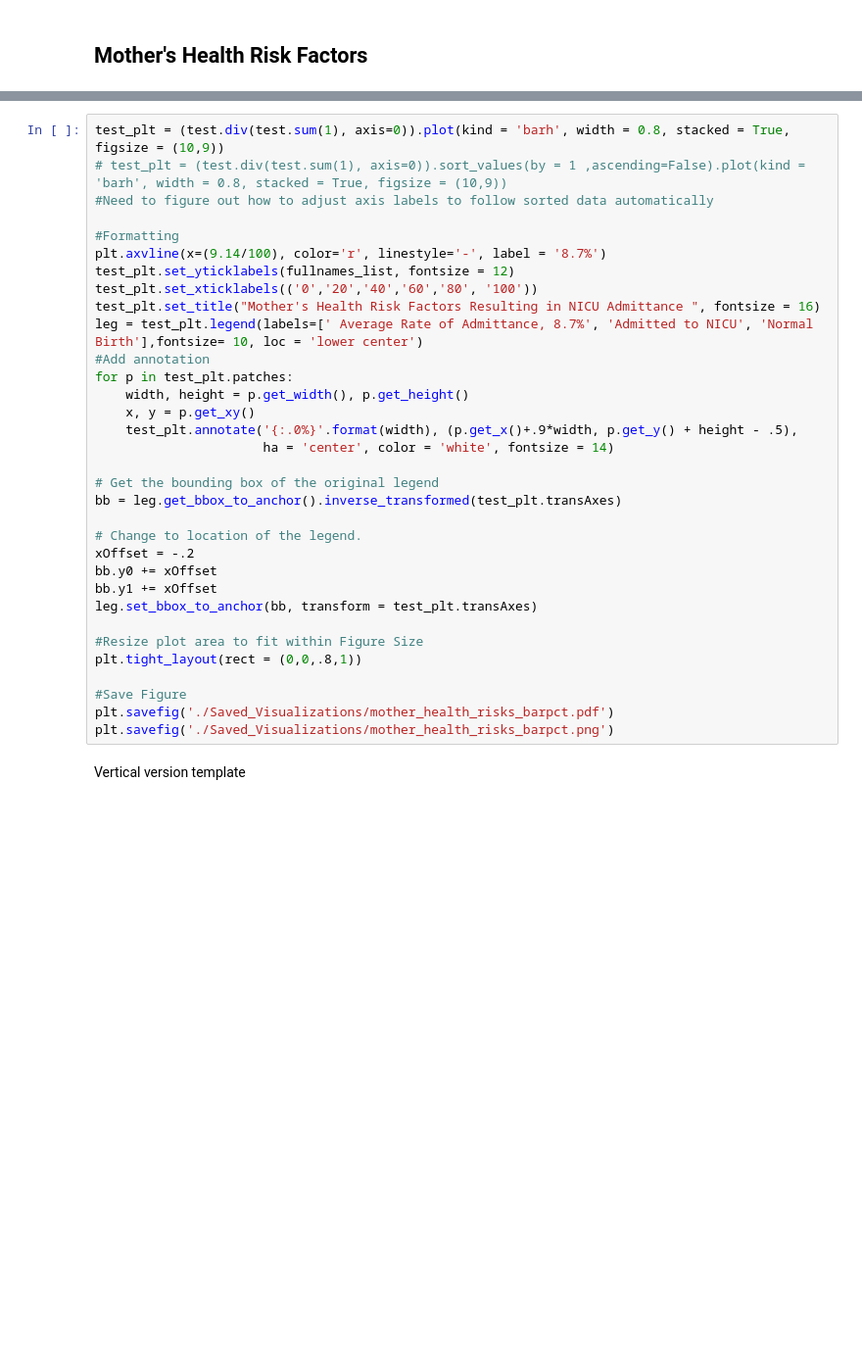
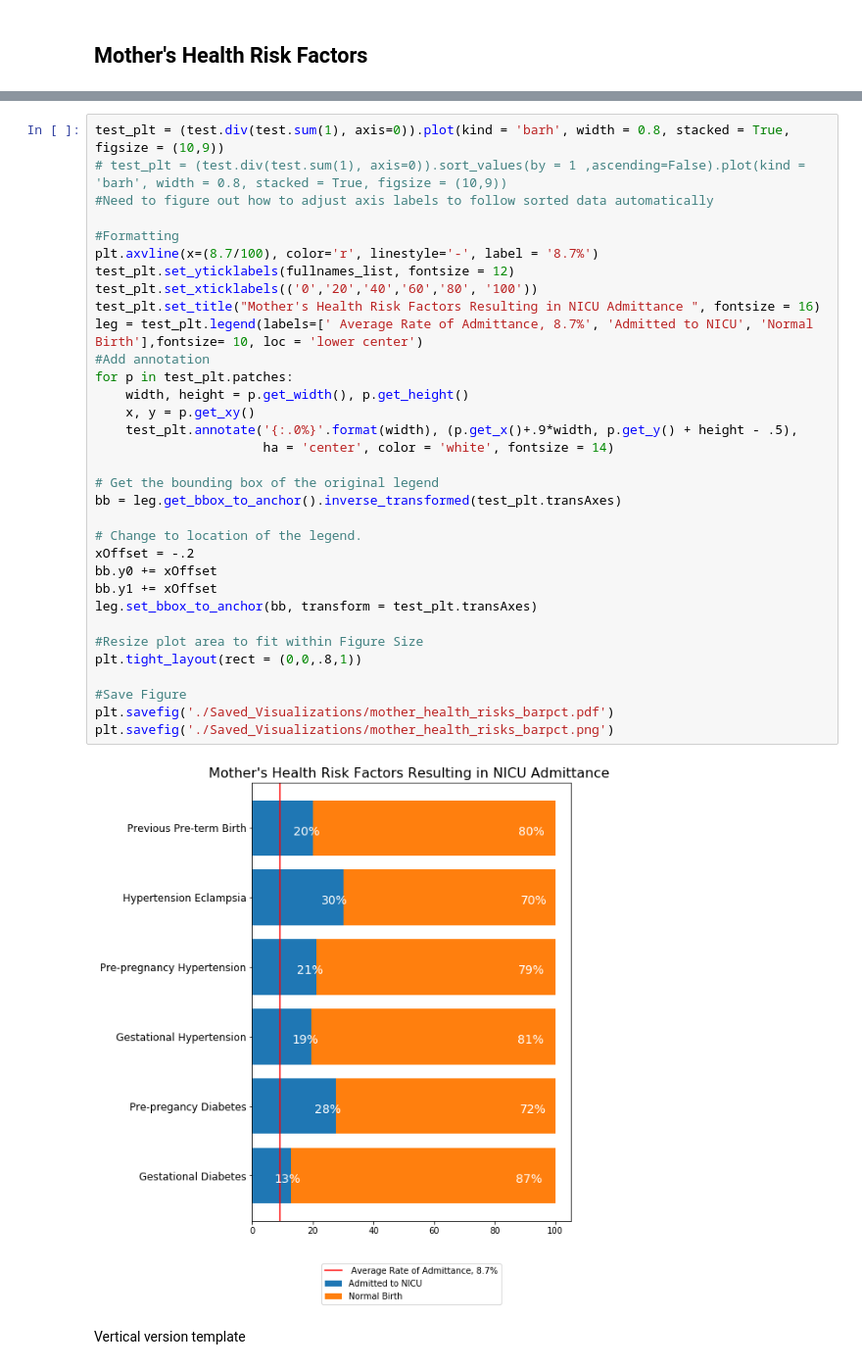
Before and after one commit to mkwasnica/CDC_capstone, a Jupyter notebook: notebooks/MK_Visualization.ipynb, the cells around one changed output, grey strips where cells are left out. Shown: that part at 98% size. Saved outputs shown, nothing was run; the diff lists cells and outputs as text; blank space fills up the shorter version.

```diff
--- a/notebooks/MK_Visualization.ipynb
+++ b/notebooks/MK_Visualization.ipynb
@@ -283,34 +275,36 @@ test_plt = (test.div(test.sum(1), axis=0)).plot(kind = 'barh', width = 0.8, stac
 # test_plt = (test.div(test.sum(1), axis=0)).sort_values(by = 1 ,ascending=False).plot(kind = 'barh', width = 0.8, stacked = True, figsize = (10,9))
 #Need to figure out how to adjust axis labels to follow sorted data automatically
 
 #Formatting
-plt.axvline(x=(9.14/100), color='r', linestyle='-', label = '8.7%')
+plt.axvline(x=(8.7/100), color='r', linestyle='-', label = '8.7%')
 test_plt.set_yticklabels(fullnames_list, fontsize = 12)
 test_plt.set_xticklabels(('0','20','40','60','80', '100'))
 test_plt.set_title("Mother's Health Risk Factors Resulting in NICU Admittance ", fontsize = 16)
 leg = test_plt.legend(labels=[' Average Rate of Admittance, 8.7%', 'Admitted to NICU', 'Normal Birth'],fontsize= 10, loc = 'lower center')
 #Add annotation
 for p in test_plt.patches:
     width, height = p.get_width(), p.get_height()
     x, y = p.get_xy()
     test_plt.annotate('{:.0%}'.format(width), (p.get_x()+.9*width, p.get_y() + height - .5),
                       ha = 'center', color = 'white', fontsize = 14)
 
 # Get the bounding box of the original legend
 bb = leg.get_bbox_to_anchor().inverse_transformed(test_plt.transAxes)
 
 # Change to location of the legend.
 xOffset = -.2
 bb.y0 += xOffset
 bb.y1 += xOffset
 leg.set_bbox_to_anchor(bb, transform = test_plt.transAxes)
 
 #Resize plot area to fit within Figure Size
 plt.tight_layout(rect = (0,0,.8,1))
 
 #Save Figure
 plt.savefig('./Saved_Visualizations/mother_health_risks_barpct.pdf')
 plt.savefig('./Saved_Visualizations/mother_health_risks_barpct.png')
+# %% [output]
+[figure, added]
 # %% [markdown]
 Vertical version template
 # %%
```
Also changed, not shown: parts of 34 cells of this notebook, 21 other files.
